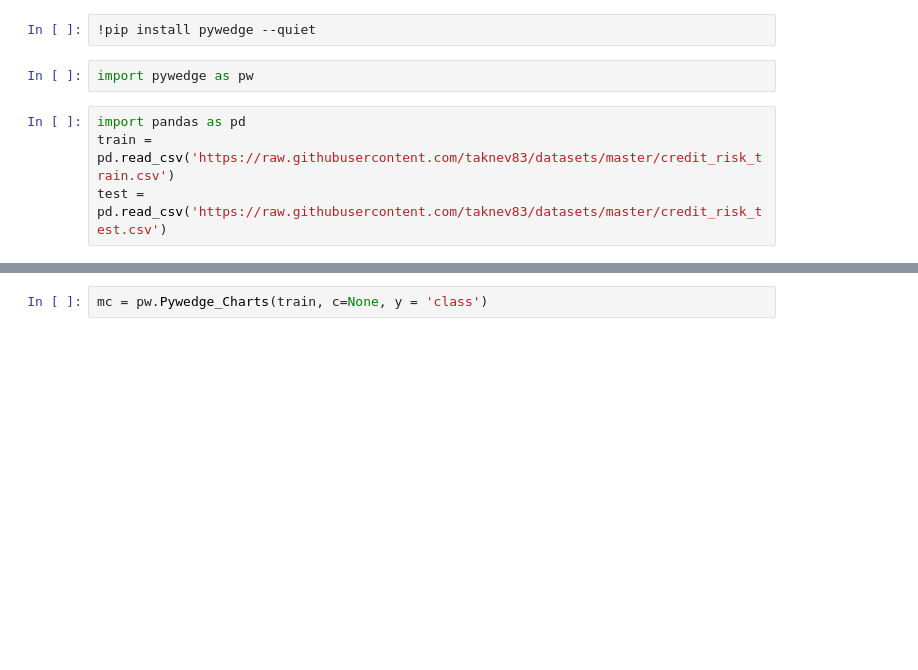
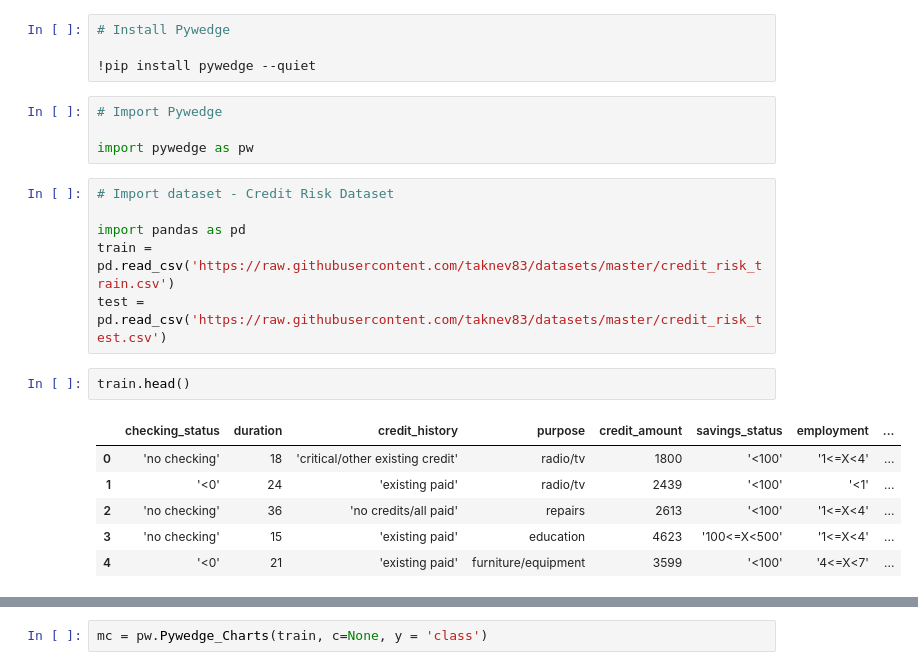
Before and after one commit to taknev83/pywedge, a Jupyter notebook: Examples/Pywedge_Classification.ipynb, the cells around one changed output, grey strips where cells are left out. Saved outputs shown, nothing was run; the diff lists cells and outputs as text; blank space fills up the shorter version.

```diff
--- a/Examples/Pywedge_Classification.ipynb
+++ b/Examples/Pywedge_Classification.ipynb
@@ -3,8 +12,23 @@
 # %%
+# Install Pywedge
+
 !pip install pywedge --quiet
 # %%
+# Import Pywedge
+
 import pywedge as pw
 # %%
+# Import dataset - Credit Risk Dataset
+
 import pandas as pd
 train = pd.read_csv('https://raw.githubusercontent.com/taknev83/datasets/master/credit_risk_train.csv')
 test = pd.read_csv('https://raw.githubusercontent.com/taknev83/datasets/master/credit_risk_test.csv')
+# %%
+train.head()
+# %% [output]
+|  | checking_status | duration | credit_history | purpose | credit_amount | savings_status | employment | ... |
+| 0 | 'no checking' | 18 | 'critical/other existing credit' | radio/tv | 1800 | '<100' | '1<=X<4' | ... |
+| 1 | '<0' | 24 | 'existing paid' | radio/tv | 2439 | '<100' | '<1' | ... |
+| 2 | 'no checking' | 36 | 'no credits/all paid' | repairs | 2613 | '<100' | '1<=X<4' | ... |
+| 3 | 'no checking' | 15 | 'existing paid' | education | 4623 | '100<=X<500' | '1<=X<4' | ... |
+| 4 | '<0' | 21 | 'existing paid' | furniture/equipment | 3599 | '<100' | '4<=X<7' | ... |
```
Also changed, not shown: parts of 15 cells of this notebook.
